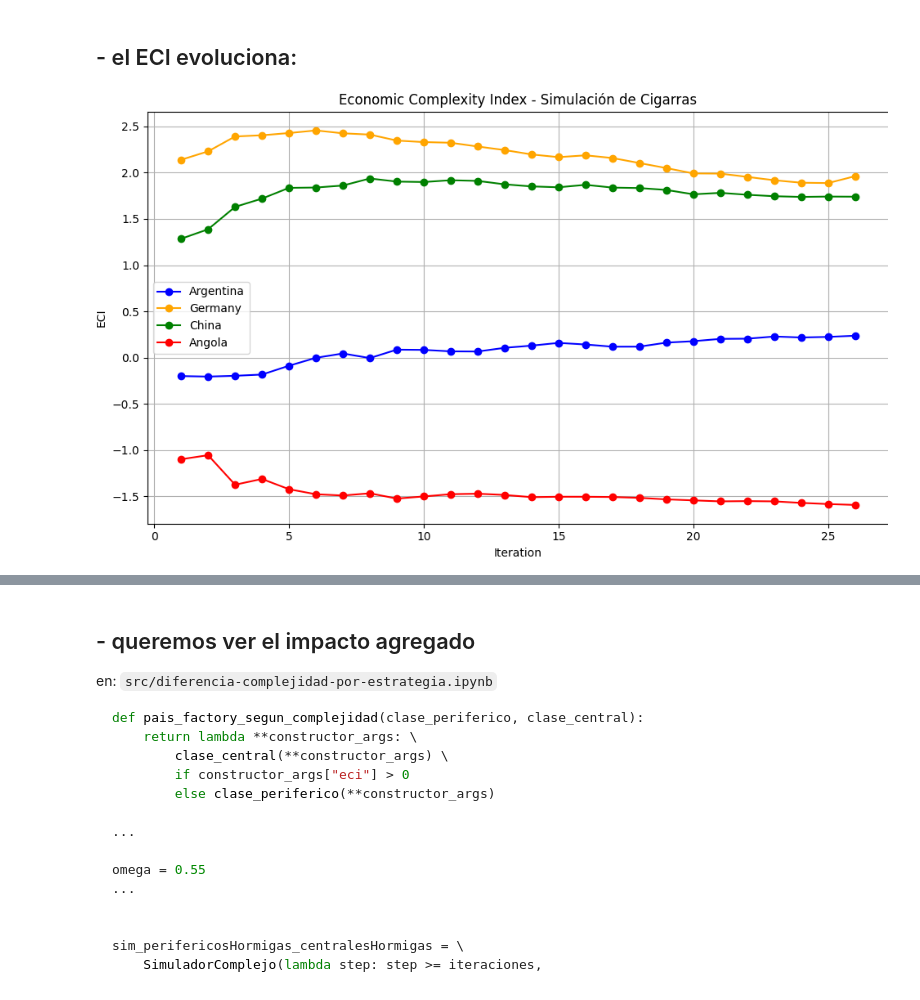
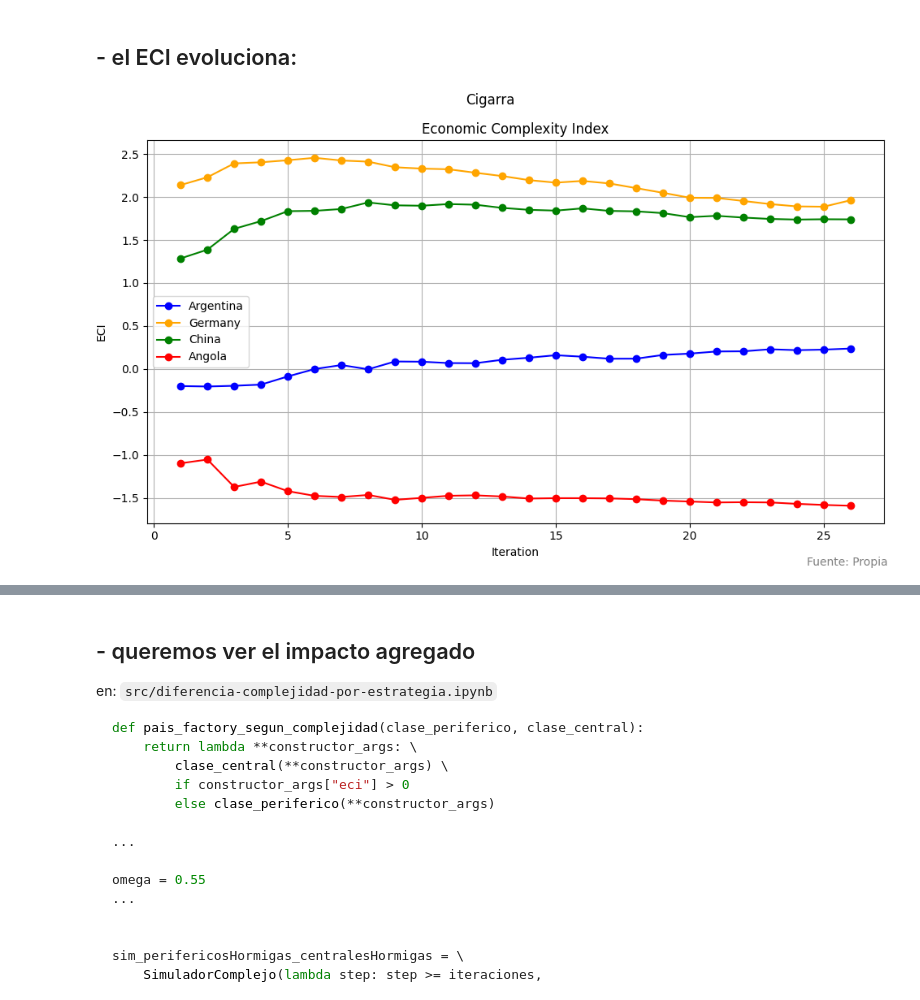
Before and after one commit to CatrielD/msscae-tp-final, a Jupyter notebook: Presentacion.ipynb, the cells around one changed output, grey strips where cells are left out. Saved outputs shown, nothing was run; the diff lists cells and outputs as text; code cells hidden in the pictures.

```diff
--- a/Presentacion.ipynb
+++ b/Presentacion.ipynb
@@ -344,7 +344,7 @@ Este experimento muestra que la complejidad de los paises esta directamente rela
 # Un mundo dividido: Impacto de estrategias para paises periféricos y centrales en la complejidad de los paises
 # %% [markdown]
 ## - el ECI evoluciona:
-# %%
-Image(filename="./img/evolucion-eci-cuatro-paises.png")
-# %% [output]
-[figure, removed]
+# %%
+Image(filename="./img/evolucion-eci-cuatro-paises-cigarra.png")
+# %% [output]
+[figure, added]
```
Also changed, not shown: parts of 1 cell of this notebook, 5 other files.
